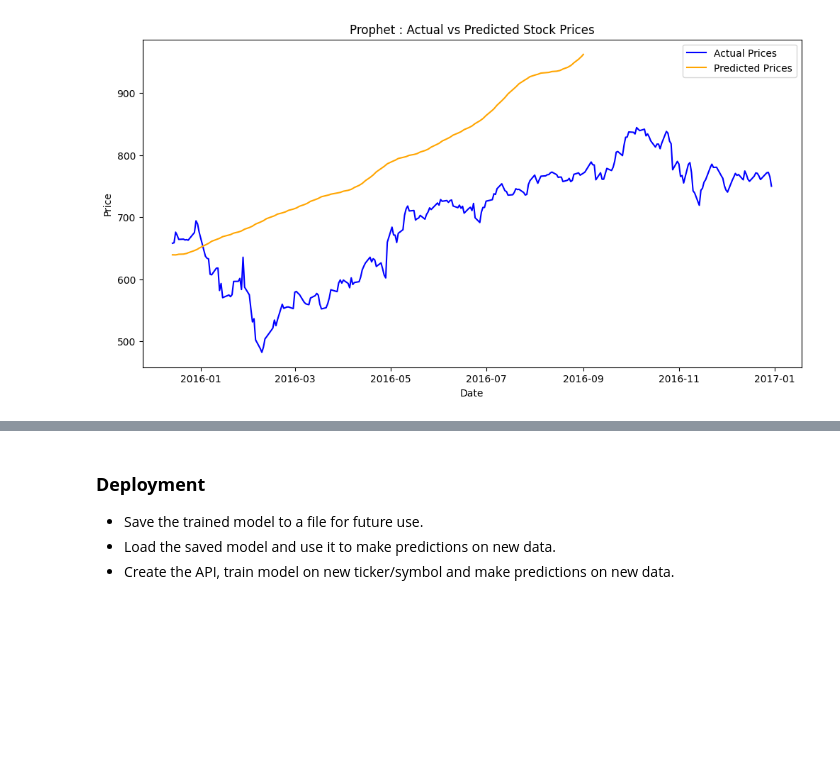
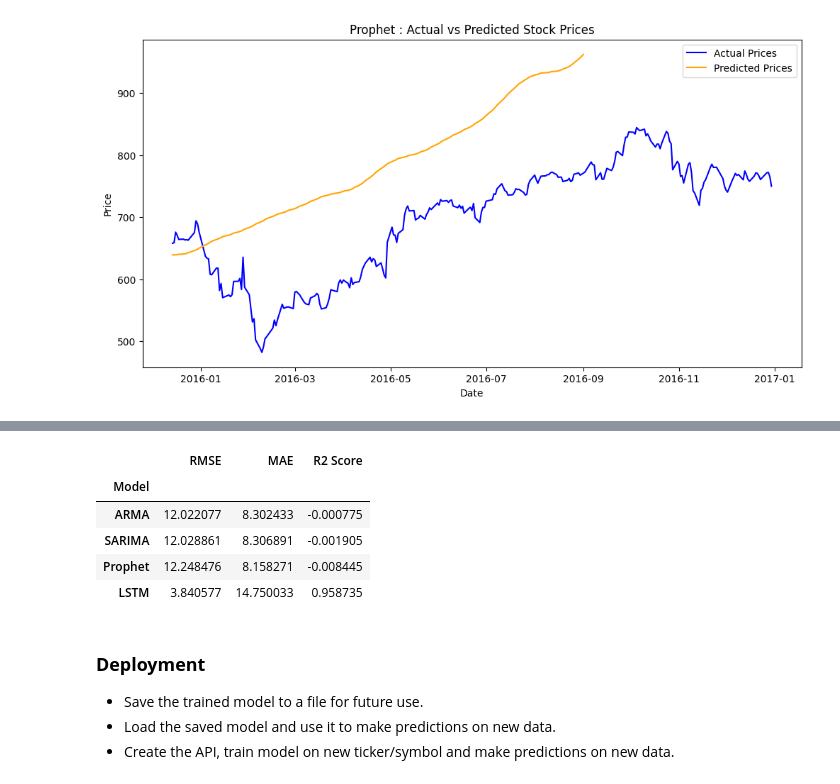
Before and after one commit to hardikszaveri/StockPriceForecasting, a Jupyter notebook: stock_price_forecasting.ipynb, the cells around one changed output, grey strips where cells are left out. Saved outputs shown, nothing was run; the diff lists cells and outputs as text; code cells hidden in the pictures; blank space fills up the shorter version.

```diff
--- a/stock_price_forecasting.ipynb
+++ b/stock_price_forecasting.ipynb
@@ -790,21 +891,25 @@ In order to determine the best suited model (<<>>), we are going to perform foll
 arma_rmse = np.sqrt(mean_squared_error(X_test['Diff_close'], arima_test_preds))
 sarima_rmse = np.sqrt(mean_squared_error(X_test['Diff_close'], sarima_test_preds))
 prophet_rmse = np.sqrt(mean_squared_error(prophet_results['y'], prophet_results['yhat']))
+lstm_rmse = np.sqrt(mean_absolute_error(prices[lstm_train_size + look_back_value + 1:], lstm_test_predict))
 
 #mae #
 arma_mae = mean_absolute_error(X_test['Diff_close'], arima_test_preds)
 sarima_mae = mean_absolute_error(X_test['Diff_close'], sarima_test_preds)
 prophet_mae = mean_absolute_error(prophet_results['y'], prophet_results['yhat'])
+lstm_mae = mean_absolute_error(prices[lstm_train_size + look_back_value + 1:], lstm_test_predict)
 
 # R2 Score #
 arima_r2 = r2_score(X_test['Diff_close'], arima_test_preds)
 sarima_r2 = r2_score(X_test['Diff_close'], sarima_test_preds)
 prophet_r2 = r2_score(prophet_results['y'], prophet_results['yhat'])
+lstm_r2 = r2_score(prices[lstm_train_size + look_back_value + 1:], lstm_test_predict)
 
 # Print performance metrics #
 print(f'ARMA RMSE: {arma_rmse}, MAE: {arma_mae}, R2: {arima_r2}')
 print(f'SARIMA RMSE: {sarima_rmse}, MAE: {sarima_mae} , R2: {sarima_r2}')
 print(f'Prophet RMSE: {prophet_rmse}, MAE: {prophet_mae}, R2: {sarima_r2}')
+print(f'LSTM RMSE: {lstm_rmse}, MAE: {lstm_mae}, R2: {lstm_r2}')
 # %% [output]
 ARMA RMSE: 12.022076858138016, MAE: 8.302433467307774, R2: -0.0007748709202275439
 SARIMA RMSE: 12.028861332075671, MAE: 8.306890989982996 , R2: -0.0019047334139437044
@@ -979,3 +1138,18 @@ plt.show()
+# %%
+res_dict = {'Model': ['ARMA', 'SARIMA', 'Prophet', 'LSTM'],
+           'RMSE': [arma_rmse, sarima_rmse, prophet_rmse ,lstm_rmse],
+            'MAE': [arma_mae, sarima_mae, prophet_mae, lstm_mae],
+           'R2 Score': [arima_r2, sarima_r2, prophet_r2, lstm_r2]}
+results_df = pd.DataFrame(res_dict).set_index('Model')
+
+results_df
+# %% [output]
+|  | RMSE | MAE | R2 Score |
+| Model |  |  |  |
+| ARMA | 12.022077 | 8.302433 | -0.000775 |
+| SARIMA | 12.028861 | 8.306891 | -0.001905 |
+| Prophet | 12.248476 | 8.158271 | -0.008445 |
+| LSTM | 3.840577 | 14.750033 | 0.958735 |
 # %% [markdown]
 ### **Deployment**
 
```
Also changed, not shown: parts of 21 cells of this notebook.
